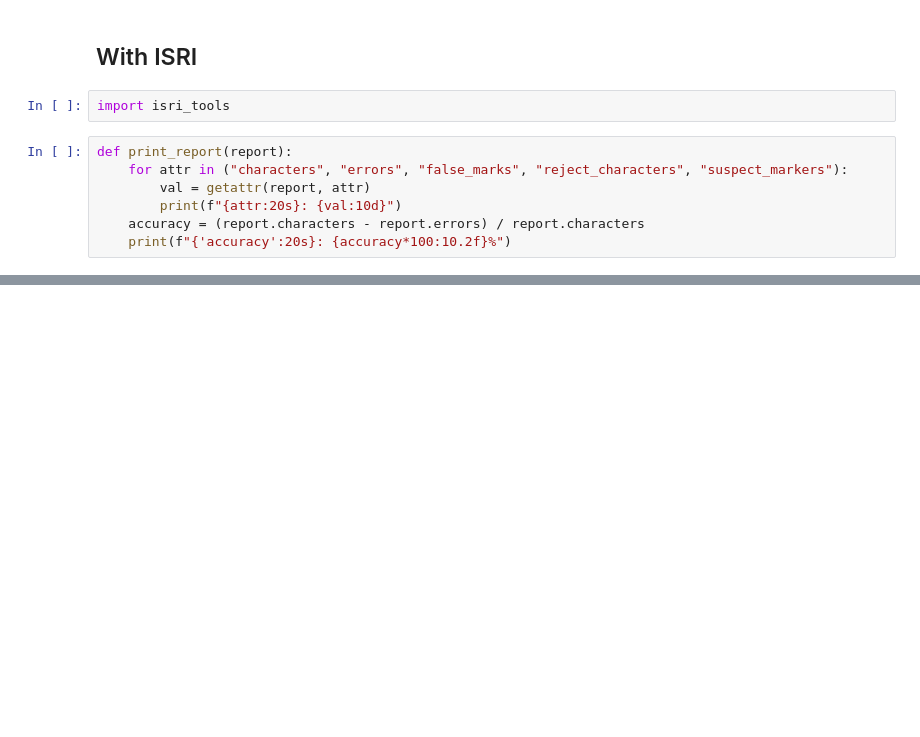
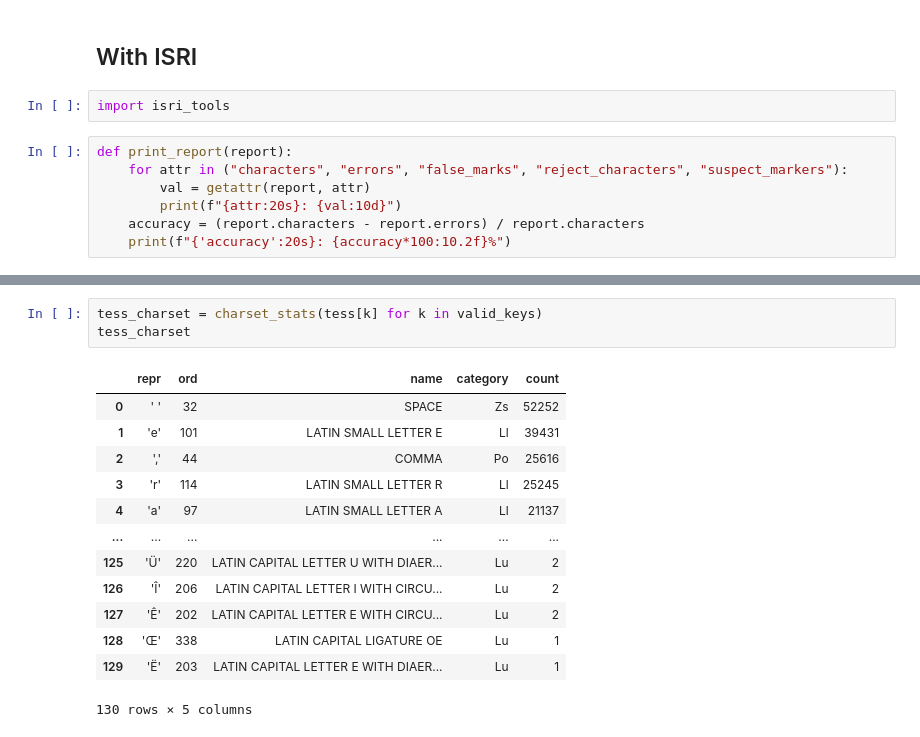
Before and after one commit to soduco/paper-ner-bench-das22, a Jupyter notebook: src/ocr/80-prepare_dataset_ocr_text_files.ipynb, the cells around one changed output, grey strips where cells are left out. Saved outputs shown, nothing was run; the diff lists cells and outputs as text; blank space fills up the shorter version.

```diff
--- a/src/ocr/80-prepare_dataset_ocr_text_files.ipynb
+++ b/src/ocr/80-prepare_dataset_ocr_text_files.ipynb
@@ -194,0 +263,17 @@ accuracy            :      93.44%
+# %%
+tess_charset = charset_stats(tess[k] for k in valid_keys)
+tess_charset
+# %% [output]
+|  | repr | ord | name | category | count |
+| 0 | ' ' | 32 | SPACE | Zs | 52252 |
+| 1 | 'e' | 101 | LATIN SMALL LETTER E | Ll | 39431 |
+| 2 | ',' | 44 | COMMA | Po | 25616 |
+| 3 | 'r' | 114 | LATIN SMALL LETTER R | Ll | 25245 |
+| 4 | 'a' | 97 | LATIN SMALL LETTER A | Ll | 21137 |
+| ... | ... | ... | ... | ... | ... |
+| 125 | 'Ü' | 220 | LATIN CAPITAL LETTER U WITH DIAER... | Lu | 2 |
+| 126 | 'Î' | 206 | LATIN CAPITAL LETTER I WITH CIRCU... | Lu | 2 |
+| 127 | 'Ê' | 202 | LATIN CAPITAL LETTER E WITH CIRCU... | Lu | 2 |
+| 128 | 'Œ' | 338 | LATIN CAPITAL LIGATURE OE | Lu | 1 |
+| 129 | 'Ë' | 203 | LATIN CAPITAL LETTER E WITH DIAER... | Lu | 1 |
+130 rows × 5 columns
```
Also changed, not shown: parts of 6 cells of this notebook.
